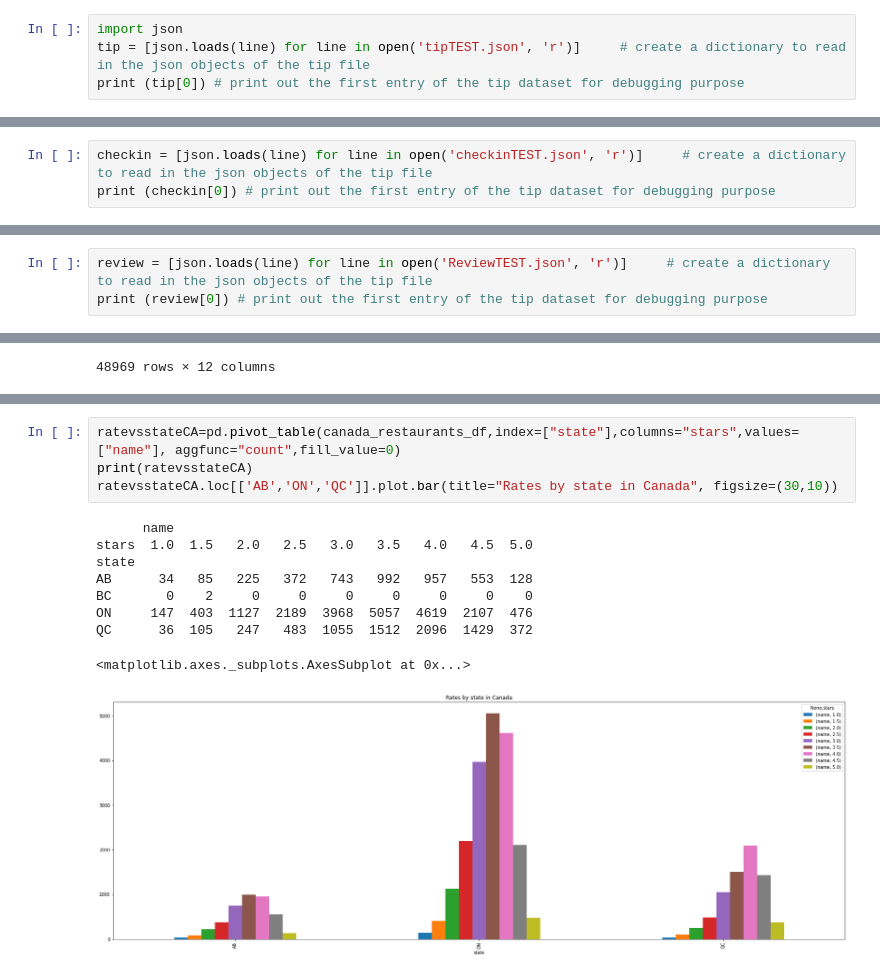
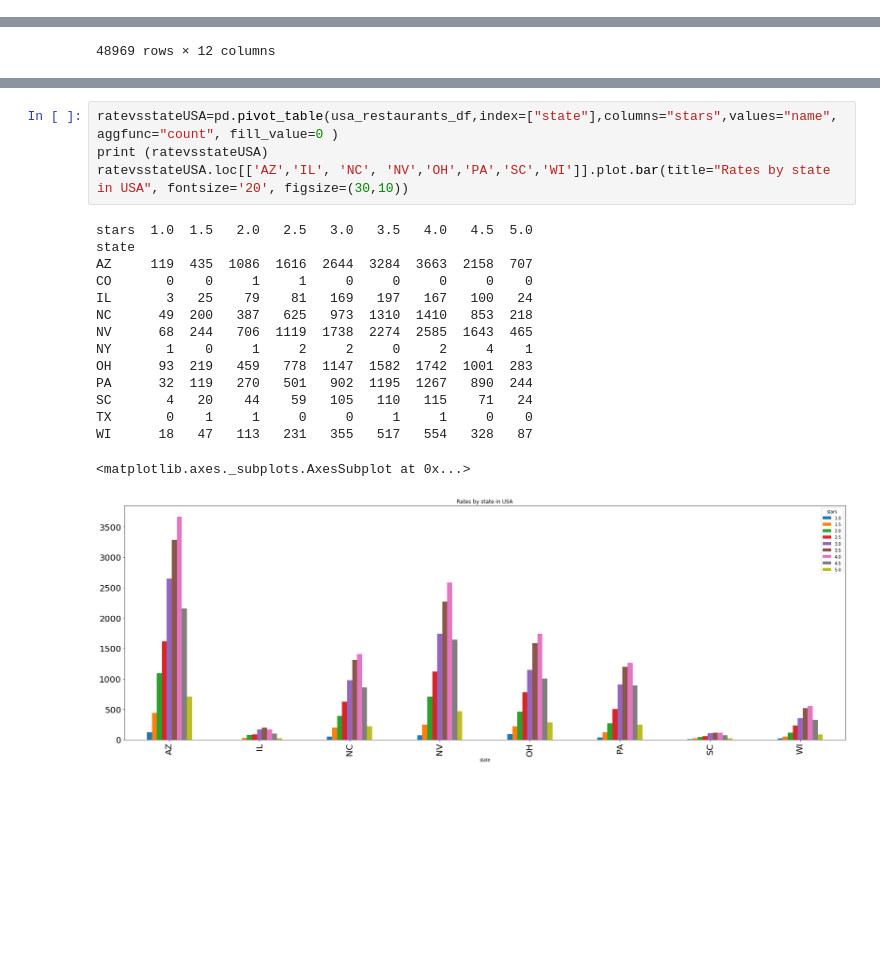
Before and after one commit to CS-UCR/final-project-order-66, a Jupyter notebook: Data_Cleaning.ipynb, the cells around one changed output, grey strips where cells are left out. Saved outputs shown, nothing was run; the diff lists cells and outputs as text; blank space fills up the shorter version.

```diff
--- a/Data_Cleaning.ipynb
+++ b/Data_Cleaning.ipynb
@@ -7,4 +4,0 @@ In this file, we proceed to clean up the dataset that we have.
-# %%
-import json
-tip = [json.loads(line) for line in open('tipTEST.json', 'r')]     # create a dictionary to read in the json objects of the tip file
-print (tip[0]) # print out the first entry of the tip dataset for debugging purpose
@@ -47,3 +4,0 @@ tip_df.head()
-# %%
-checkin = [json.loads(line) for line in open('checkinTEST.json', 'r')]     # create a dictionary to read in the json objects of the tip file
-print (checkin[0]) # print out the first entry of the tip dataset for debugging purpose
@@ -71,5 +5,2 @@ checkin_df.head()
 # %% [markdown]
 ## review.json
-# %%
-review = [json.loads(line) for line in open('ReviewTEST.json', 'r')]     # create a dictionary to read in the json objects of the tip file
-print (review[0]) # print out the first entry of the tip dataset for debugging purpose
@@ -336,14 +217,20 @@ pd.pivot_table(canada_restaurants_df,index=["state"],columns="stars",values=["na
 # %%
-ratevsstateCA=pd.pivot_table(canada_restaurants_df,index=["state"],columns="stars",values=["name"], aggfunc="count",fill_value=0)
-print(ratevsstateCA)
-ratevsstateCA.loc[['AB','ON','QC']].plot.bar(title="Rates by state in Canada", figsize=(30,10))
+ratevsstateUSA=pd.pivot_table(usa_restaurants_df,index=["state"],columns="stars",values="name", aggfunc="count", fill_value=0 )
+print (ratevsstateUSA)
+ratevsstateUSA.loc[['AZ','IL', 'NC', 'NV','OH','PA','SC','WI']].plot.bar(title="Rates by state in USA", fontsize='20', figsize=(30,10))
 # %% [output]
-      name
 stars  1.0  1.5   2.0   2.5   3.0   3.5   4.0   4.5  5.0
 state
-AB      34   85   225   372   743   992   957   553  128
-BC       0    2     0     0     0     0     0     0    0
-ON     147  403  1127  2189  3968  5057  4619  2107  476
-QC      36  105   247   483  1055  1512  2096  1429  372
+AZ     119  435  1086  1616  2644  3284  3663  2158  707
+CO       0    0     1     1     0     0     0     0    0
+IL       3   25    79    81   169   197   167   100   24
+NC      49  200   387   625   973  1310  1410   853  218
+NV      68  244   706  1119  1738  2274  2585  1643  465
+NY       1    0     1     2     2     0     2     4    1
+OH      93  219   459   778  1147  1582  1742  1001  283
+PA      32  119   270   501   902  1195  1267   890  244
+SC       4   20    44    59   105   110   115    71   24
+TX       0    1     1     0     0     1     1     0    0
+WI      18   47   113   231   355   517   554   328   87
 <matplotlib.axes._subplots.AxesSubplot at 0x...>
-[figure, old version]
+[figure, new version]
```
Also changed, not shown: parts of 35 cells of this notebook.
